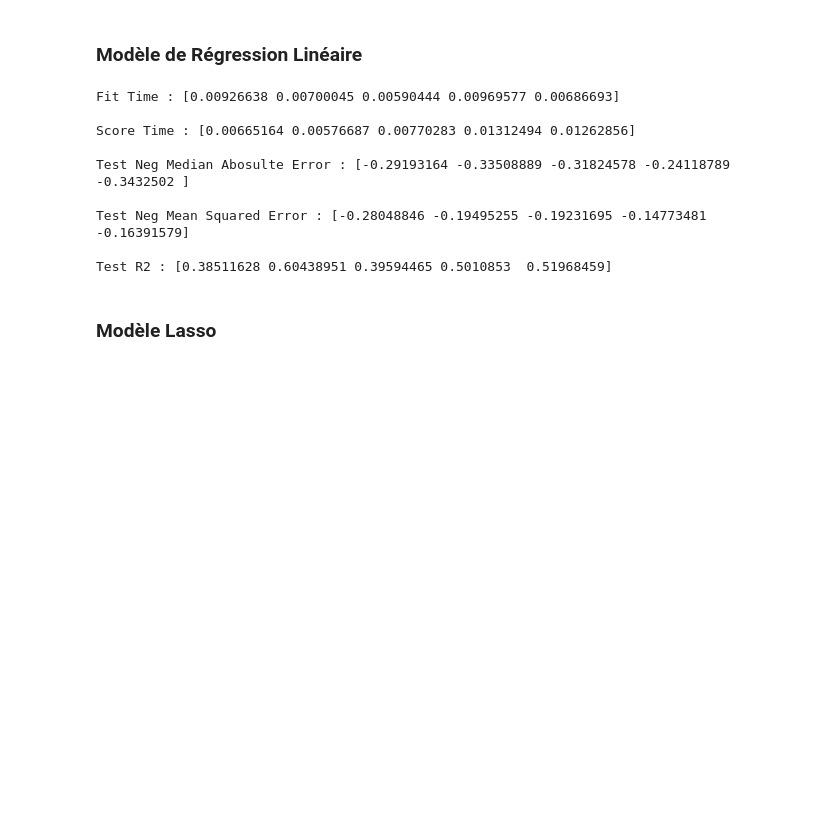
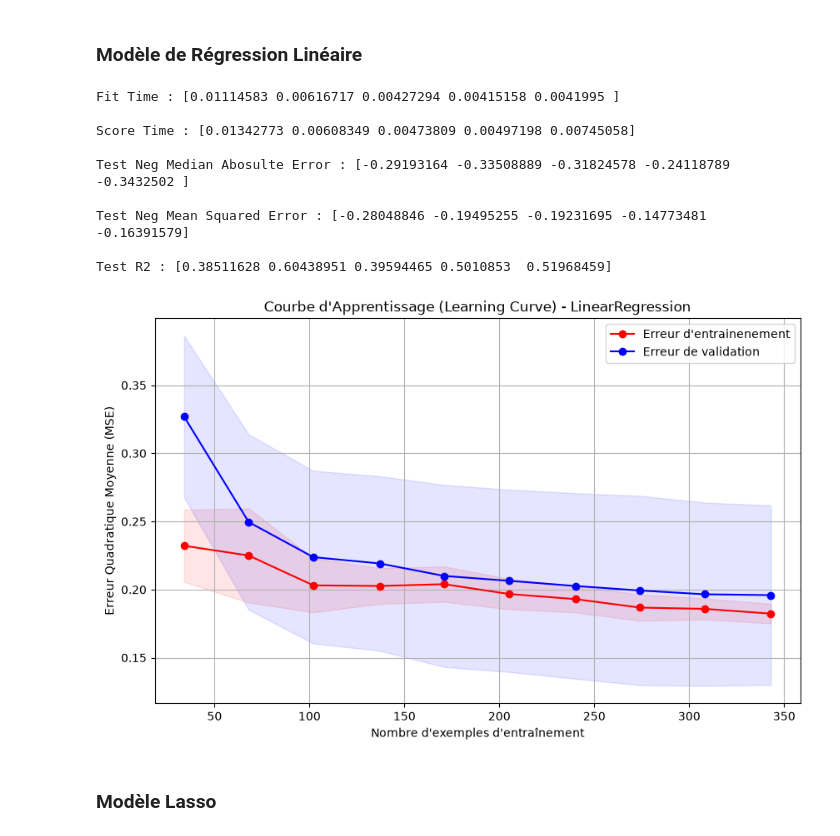
Before and after one commit to Luckson-dev/rent-prediction, a Jupyter notebook: notebooks/05_model_experiments.ipynb, the cells around one changed output. Drawn from its saved outputs; the diff is of its cells as text; code cells hidden in the pictures; blank space fills up the shorter version.

```diff
--- a/notebooks/05_model_experiments.ipynb
+++ b/notebooks/05_model_experiments.ipynb
@@ -88,32 +101,68 @@ def formated_time(second):
         return f"{s:.4f} secondes"
 
 scoring = ["neg_mean_squared_error", "neg_median_absolute_error", "neg_root_mean_squared_error", "r2"]
+# %%
+def _learning_curve(model, model_name, X=X_train, y=y_train):
+
+    train_sizes, train_scores, test_scores = learning_curve(
+        estimator=model,
+        X=X, y=y,
+        train_sizes=np.linspace(0.1, 1.0, 10),
+        cv=10,
+        scoring="neg_mean_squared_error",
+        n_jobs=-1,
+        random_state=40
+    )
+
+    train_mean = -train_scores.mean(axis=1)
+    train_std = train_scores.std(axis=1)
+    test_mean = -test_scores.mean(axis=1)
+    test_std = test_scores.std(axis=1)
+
+    plt.figure(figsize=(10, 6))
+
+    plt.plot(train_sizes, train_mean, "o-", color="red", label="Erreur d'entrainenement")
+    plt.fill_between(train_sizes, train_mean - train_std, train_mean + train_std, alpha=0.1, color="red")
+
+    plt.plot(train_sizes, test_mean, "o-", color="blue", label="Erreur de validation")
+    plt.fill_between(train_sizes, test_mean - test_std, test_mean + test_std, alpha=0.1, color="blue")
+
+    plt.title(f"Courbe d'Apprentissage (Learning Curve) - {model_name}")
+    plt.xlabel("Nombre d'exemples d'entraînement")
+    plt.ylabel("Erreur Quadratique Moyenne (MSE)")
+    plt.legend(loc='best')
+    plt.grid(True)
+
+    plt.show()
 # %% [markdown]
 ### Modèle de Régression Linéaire
 # %%
 linear_model = LinearRegression()
 
 linear_scores = cross_validate(linear_model, X_train, y_train, scoring=scoring)
 
 print(f"Fit Time : {linear_scores["fit_time"]}")
 print()
 print(f"Score Time : {linear_scores["score_time"]}")
 print()
 print(f"Test Neg Median Abosulte Error : {linear_scores["test_neg_median_absolute_error"]}")
 print()
 print(f"Test Neg Mean Squared Error : {linear_scores["test_neg_mean_squared_error"]}")
 print()
 print(f"Test R2 : {linear_scores["test_r2"]}")
+
+_learning_curve(model=linear_model, model_name="LinearRegression")
 # %% [output]
-Fit Time : [0.00926638 0.00700045 0.00590444 0.00969577 0.00686693]
+Fit Time : [0.01114583 0.00616717 0.00427294 0.00415158 0.0041995 ]
 
-Score Time : [0.00665164 0.00576687 0.00770283 0.01312494 0.01262856]
+Score Time : [0.01342773 0.00608349 0.00473809 0.00497198 0.00745058]
 
 Test Neg Median Abosulte Error : [-0.29193164 -0.33508889 -0.31824578 -0.24118789 -0.3432502 ]
 
 Test Neg Mean Squared Error : [-0.28048846 -0.19495255 -0.19231695 -0.14773481 -0.16391579]
 
 Test R2 : [0.38511628 0.60438951 0.39594465 0.5010853  0.51968459]
+[figure, added]
 # %% [markdown]
 ### Modèle Lasso
 # %%
```
Also changed, not shown: parts of 6 cells of this notebook, 8 other files.
